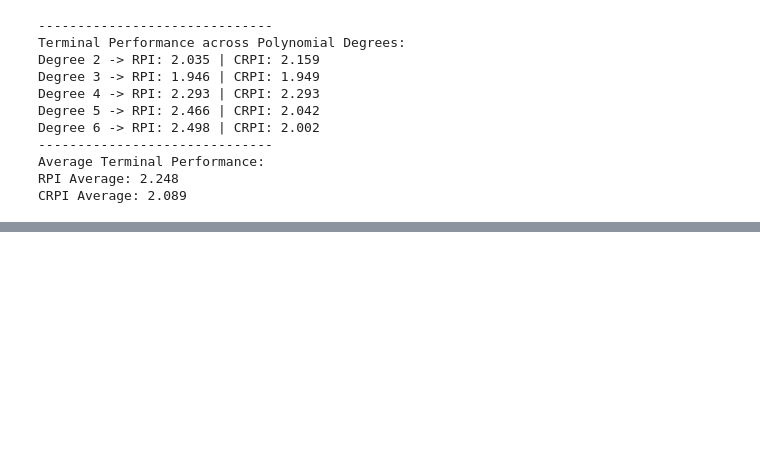
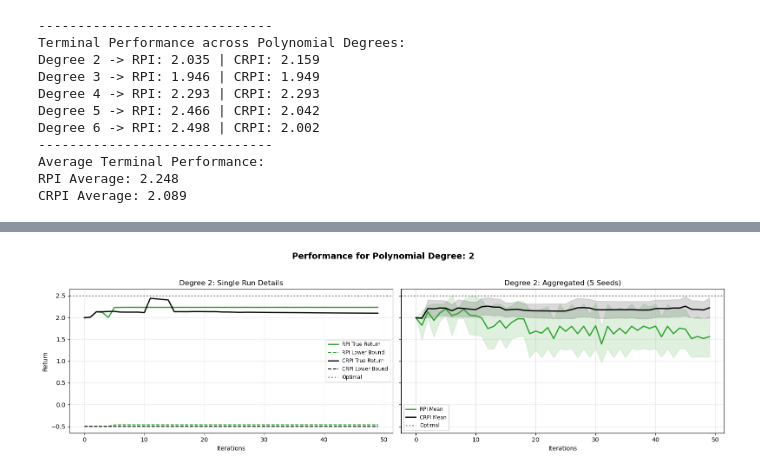
Before and after one commit to MrudaniPimpalkhare/TabularRL_DiscountFactors, a Jupyter notebook: optimal_stopping.ipynb, the cells around one changed output, grey strips where cells are left out. Saved outputs shown, nothing was run; the diff lists cells and outputs as text; code cells hidden in the pictures; blank space fills up the shorter version.

Commit message:
did averages for polynomial in optimal stopping

```diff
--- a/optimal_stopping.ipynb
+++ b/optimal_stopping.ipynb
@@ -663,3 +663,98 @@ Degree 6 -> RPI: 2.498 | CRPI: 2.002
 Average Terminal Performance:
 RPI Average: 2.248
 CRPI Average: 2.089
+# %%
+# Configuration
+degrees = range(2, 7) # Degrees 2, 3, 4, 5, 6
+n_seeds = 5           # Reduced seeds slightly for speed across multiple degrees
+iters = 50            # Ensure this matches your iters variable
+
+print(f"Starting Polynomial Degree Sweep (2-6) with {n_seeds} seeds each...")
+
+# --- OUTER LOOP: POLYNOMIAL DEGREES ---
+for deg in degrees:
+    print(f"\n" + "="*50)
+    print(f"RUNNING DEGREE: {deg}")
+    print("="*50)
+
+    rpi_all_true = []
+    crpi_all_true = []
+
+    # Store history for seed 0 plotting
+    rpi_seed0_true, rpi_seed0_est = None, None
+    crpi_seed0_true, crpi_seed0_est = None, None
+
+    # --- INNER LOOP: SEEDS ---
+    for seed in range(n_seeds):
+        np.random.seed(seed)
+        # Generate base raw features (SA and d_features must be defined in your env)
+        Phi_raw = np.random.uniform(1, 5, size=(SA, d_features))
+
+        # 1. Train RPI with PolynomialFA
+        rpi_agent = RPI(env, PolynomialFA(Phi_raw, degree=deg), gamma, iters)
+        _, _, r_hist = rpi_agent.train(track_metrics=True)
+        rpi_all_true.append(r_hist['true_return'])
+
+        # 2. Train CRPI with PolynomialFA
+        crpi_agent = CRPI(env, PolynomialFA(Phi_raw, degree=deg), gamma, iters)
+        _, _, c_hist = crpi_agent.train(track_metrics=True)
+        crpi_all_true.append(c_hist['true_return'])
+
+        # Save the very first seed's history for the single-run subplot
+        if seed == 0:
+            rpi_seed0_true = r_hist['true_return']
+            rpi_seed0_est = r_hist['est_return']
+            crpi_seed0_true = c_hist['true_return']
+            crpi_seed0_est = c_hist['est_return']
+
+    # Convert to numpy arrays for calculation
+    rpi_all_true = np.array(rpi_all_true)
+    crpi_all_true = np.array(crpi_all_true)
+
+    # --- 3. PLOTTING FOR CURRENT DEGREE ---
+    fig, (ax1, ax2) = plt.subplots(1, 2, figsize=(16, 5), sharey=True)
+    fig.suptitle(f"Performance for Polynomial Degree: {deg}", fontsize=14, fontweight='bold')
+
+    # Subplot 1: Single Run Overlay (Seed 0)
+    ax1.plot(rpi_seed0_true, color='#2ca02c', label='RPI True Return', linewidth=2)
+    ax1.plot(rpi_seed0_est, color='#2ca02c', linestyle='--', label='RPI Lower Bound')
+    ax1.plot(crpi_seed0_true, color='#000000', label='CRPI True Return', linewidth=2)
+    ax1.plot(crpi_seed0_est, color='#000000', linestyle='--', label='CRPI Lower Bound')
+    ax1.axhline(optimal_return, color='gray', linewidth=2, linestyle=':', label='Optimal')
+    ax1.set_title(f"Degree {deg}: Single Run Details")
+    ax1.set_xlabel("Iterations")
+    ax1.set_ylabel("Return")
+    ax1.legend(fontsize='small')
+    ax1.grid(alpha=0.3)
+
+    # Subplot 2: Aggregated (Mean ± Std Dev)
+    rpi_mean, rpi_std = np.mean(rpi_all_true, axis=0), np.std(rpi_all_true, axis=0)
+    crpi_mean, crpi_std = np.mean(crpi_all_true, axis=0), np.std(crpi_all_true, axis=0)
+
+    ax2.plot(rpi_mean, color='#2ca02c', label='RPI Mean', linewidth=2)
+    ax2.fill_between(range(iters), rpi_mean - rpi_std, rpi_mean + rpi_std, color='#2ca02c', alpha=0.15)
+    ax2.plot(crpi_mean, color='#000000', label='CRPI Mean', linewidth=2)
+    ax2.fill_between(range(iters), crpi_mean - crpi_std, crpi_mean + crpi_std, color='#000000', alpha=0.15)
+    ax2.axhline(optimal_return, color='gray', linewidth=2, linestyle=':', label='Optimal')
+    ax2.set_title(f"Degree {deg}: Aggregated ({n_seeds} Seeds)")
+    ax2.set_xlabel("Iterations")
+    ax2.legend(fontsize='small')
+    ax2.grid(alpha=0.3)
+
+    plt.tight_layout(rect=[0, 0.03, 1, 0.95])
+    plt.show()
+
+    # --- 4. GENERATE METRICS TABLE FOR CURRENT DEGREE ---
+    # Using np.trapezoid (or np.trapz for older numpy versions)
+    rpi_aucs = [np.trapezoid(run) for run in rpi_all_true]
+    crpi_aucs = [np.trapezoid(run) for run in crpi_all_true]
+
+    metrics_data = {
+        "Algorithm": ["RPI", "CRPI"],
+        "AUC (mean ± std)": [f"{np.mean(rpi_aucs):.1f} ± {np.std(rpi_aucs):.1f}",
+                             f"{np.mean(crpi_aucs):.1f} ± {np.std(crpi_aucs):.1f}"],
+        "Terminal Perf. (mean ± std)": [f"{rpi_mean[-1]:.2f} ± {rpi_std[-1]:.2f}",
+                                        f"{crpi_mean[-1]:.2f} ± {crpi_std[-1]:.2f}"]
+    }
+    display(pd.DataFrame(metrics_data))
+# %% [output]
@@ -665,0 +941 @@ CRPI Average: 2.089
+[figure, added]
```
Also changed, not shown: parts of 1 cell of this notebook.
